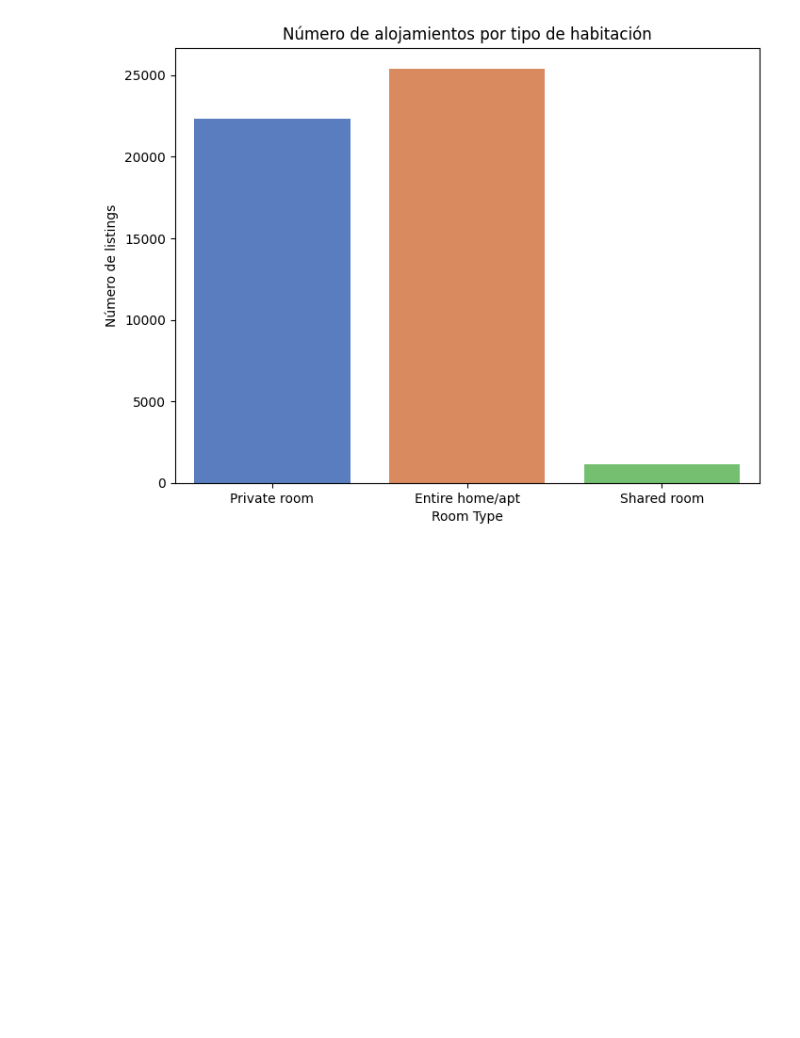
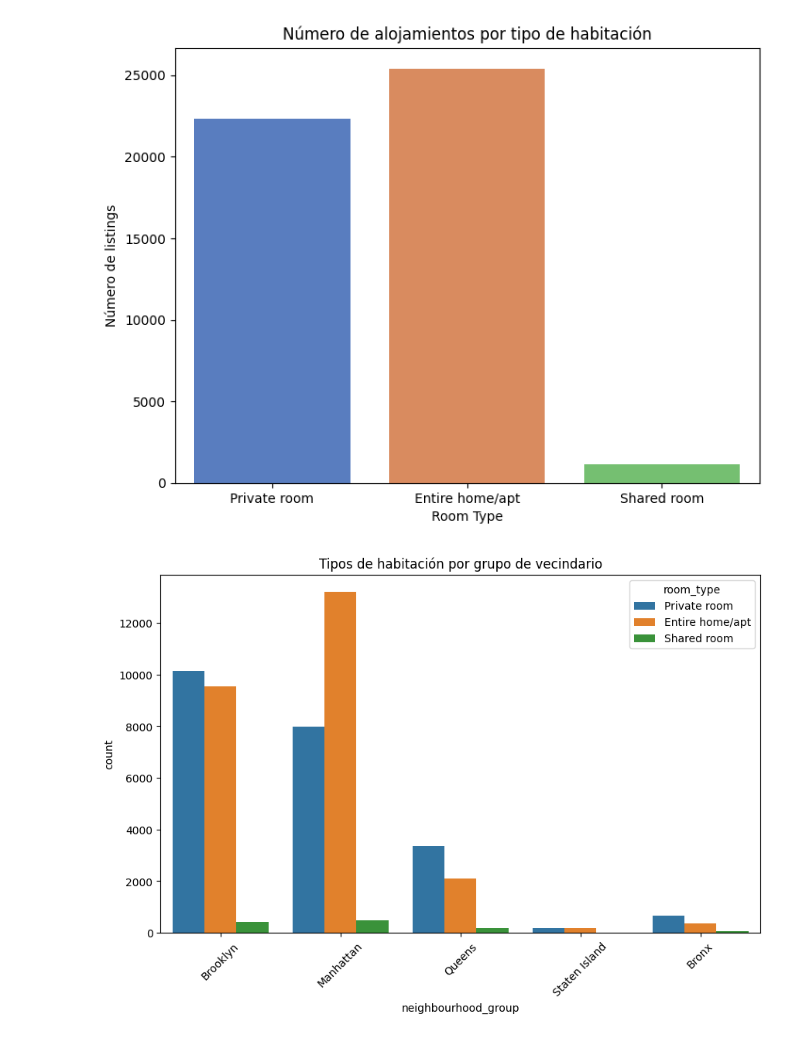
Before and after one commit to 4GeeksAcademy/Gabriel-De-Almeida-Santos-machine-learning-python-template, a Jupyter notebook: src/explore.ipynb, the cells around one changed output. Saved outputs shown, nothing was run; the diff lists cells and outputs as text; code cells hidden in the pictures; blank space fills up the shorter version.

```diff
--- a/src/explore.ipynb
+++ b/src/explore.ipynb
@@ -121,6 +142,14 @@ plt.legend([],[], frameon=False)
 plt.show()
 # %% [output]
 [figure]
+# %%
+plt.figure(figsize=(10,6))
+sns.countplot(data=df, x='neighbourhood_group', hue='room_type')
+plt.title("Tipos de habitación por grupo de vecindario")
+plt.xticks(rotation=45)
+plt.show()
+# %% [output]
+[figure, added]
 # %%
 plt.boxplot(df['price'], vert=False)
 plt.title("Precios - Detección de Outliers")
```
Also changed, not shown: parts of 21 cells of this notebook.
